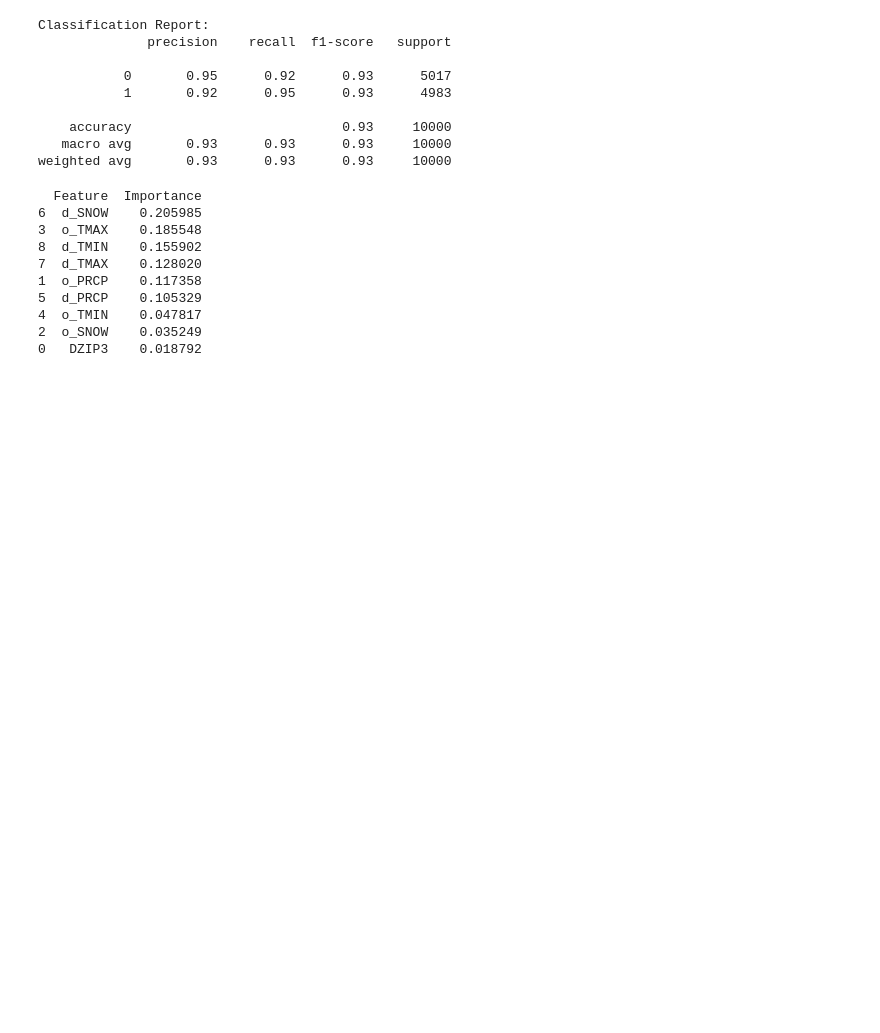
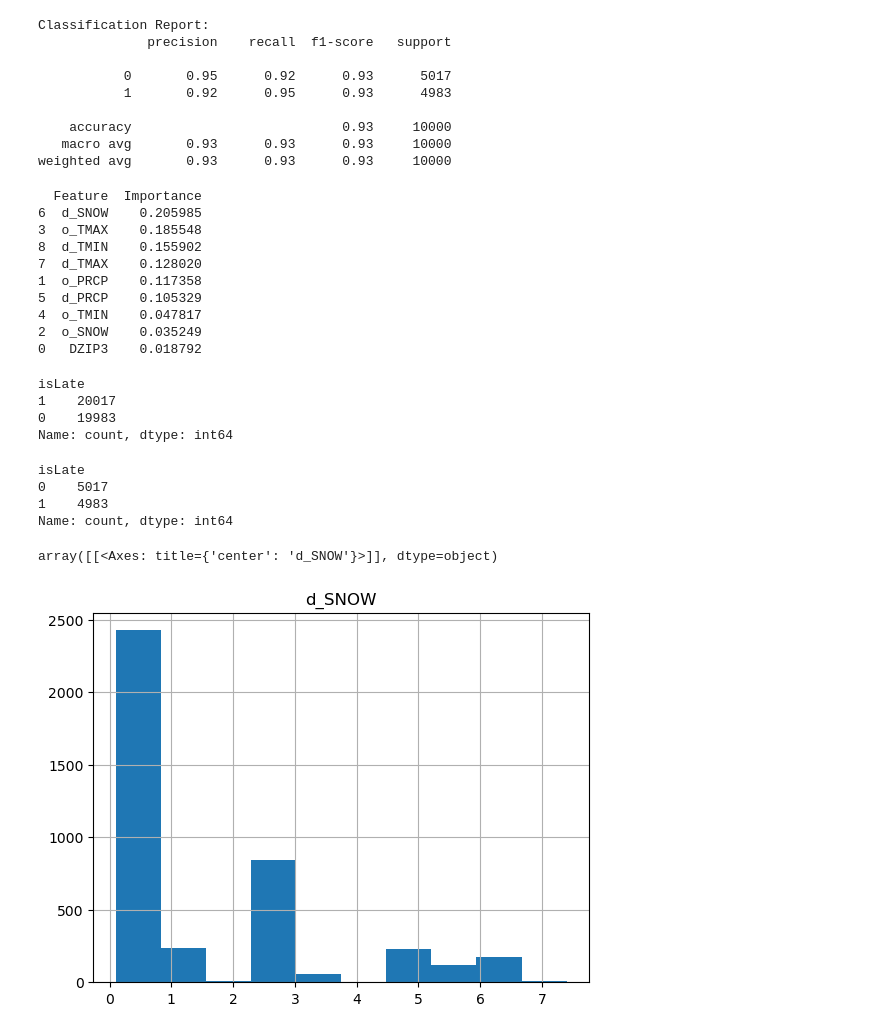
Before and after one commit to JDRitenour/teamkangaroo, a Jupyter notebook: Mail_Notebooks/xgboost_mail.ipynb, the cells around one changed output. Saved outputs shown, nothing was run; the diff lists cells and outputs as text; code cells hidden in the pictures; blank space fills up the shorter version.

```diff
--- a/Mail_Notebooks/xgboost_mail.ipynb
+++ b/Mail_Notebooks/xgboost_mail.ipynb
@@ -95,3 +94,5 @@ df.write_parquet('../../Data/mailDataFinal.parquet.gzip', compression='gzip')
+# %%
+df = df.drop(['MAIL_CLASS', 'MAIL_SHAPE'])
 # %%
 df_isLate = df.filter(pl.col('isLate') == 1)
 # %%
@@ -268,3 +269,24 @@ print(importance_df)
 4  o_TMIN    0.047817
 2  o_SNOW    0.035249
 0   DZIP3    0.018792
+# %%
+y_train.value_counts()
+# %% [output]
+isLate
+1    20017
+0    19983
+Name: count, dtype: int64
+# %%
+y_test.value_counts()
+# %% [output]
+isLate
+0    5017
+1    4983
+Name: count, dtype: int64
+# %%
+trainLate = y_train[y_train == 1].index.to_list()
+# %%
+X_train[(X_train.index.isin(trainLate)) & (X_train['d_SNOW'] > 0)].hist('d_SNOW')
+# %% [output]
+array([[<Axes: title={'center': 'd_SNOW'}>]], dtype=object)
+[figure, added]
```
Also changed, not shown: parts of 6 cells of this notebook, 10 other files.
